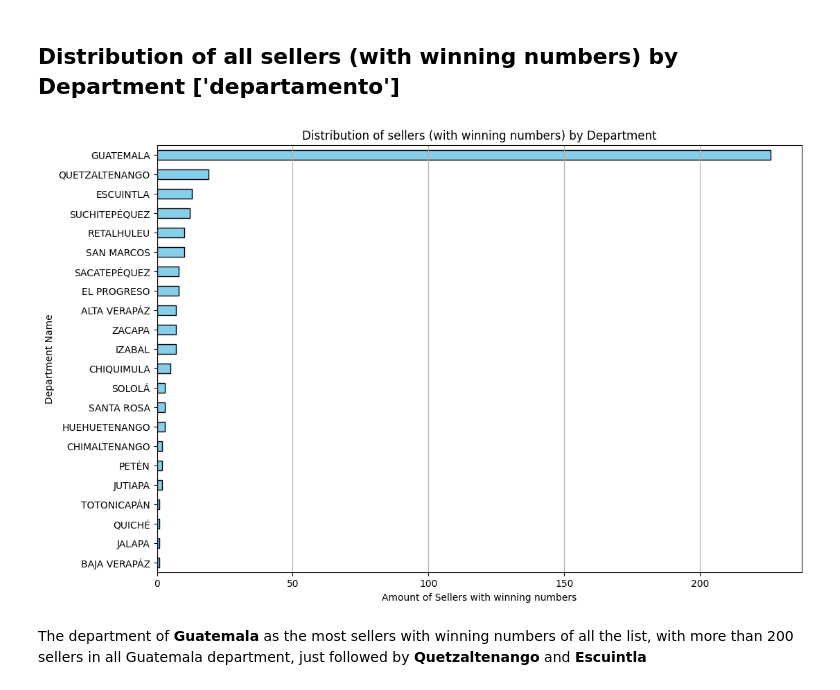
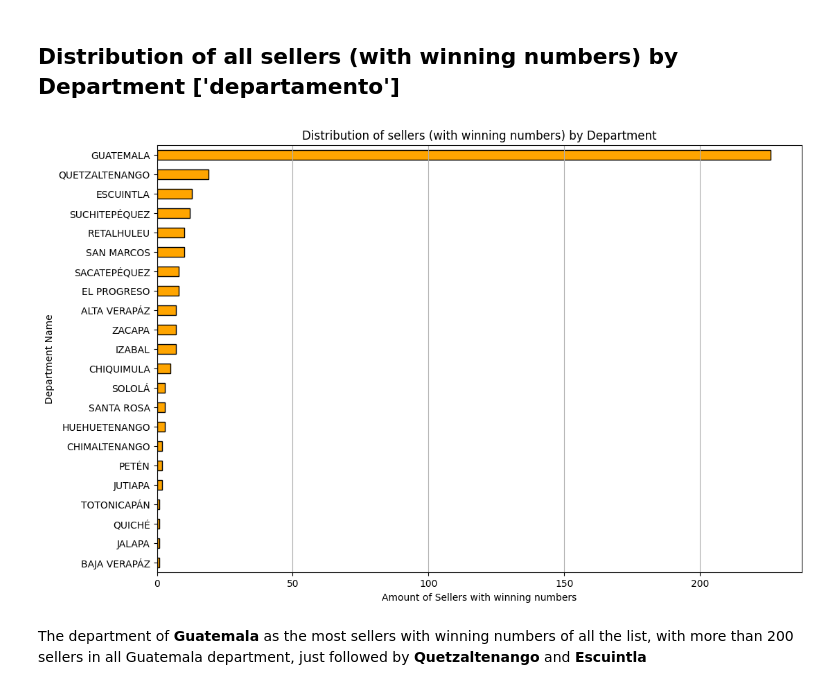
Before and after one commit to AngelDHackerman/santa-lucia-data-analysis-manual, a Jupyter notebook: notebooks/visualization_sorteos_premios.ipynb, the cells around one changed output. Cells and saved outputs as stored; diff of their text form; code cells hidden in the pictures.

```diff
--- a/notebooks/visualization_sorteos_premios.ipynb
+++ b/notebooks/visualization_sorteos_premios.ipynb
@@ -261,21 +275,21 @@ And as you may realize the amount of winning numbers sold in Guatemala city is b
 # %%
 # Group sellers by department
 sellers_by_department = df_filtered_vendedor_city_department.groupby('departamento')['vendedor'].nunique()
 
 # Sort departments with more sellers
 sellers_by_department = sellers_by_department.sort_values(ascending=True)
 
 
 # Graph for department with more sellers
 plt.figure(figsize=(12, 8))
-sellers_by_department.plot(kind='barh', color='skyblue', edgecolor='black')
+sellers_by_department.plot(kind='barh', color='orange', edgecolor='black')
 plt.title("Distribution of sellers (with winning numbers) by Department")
 plt.xlabel("Amount of Sellers with winning numbers")
 plt.ylabel("Department Name")
 plt.grid(axis='x')
 plt.show()
 # %% [output]
-[figure, old version]
+[figure, new version]
 # %% [markdown]
 The department of **Guatemala** as the most sellers with winning numbers of all the list, with more than 200 sellers in all Guatemala department, just followed by **Quetzaltenango** and **Escuintla**
 # %% [markdown]
```
Also changed, not shown: parts of 2 cells of this notebook, 1 other file.
